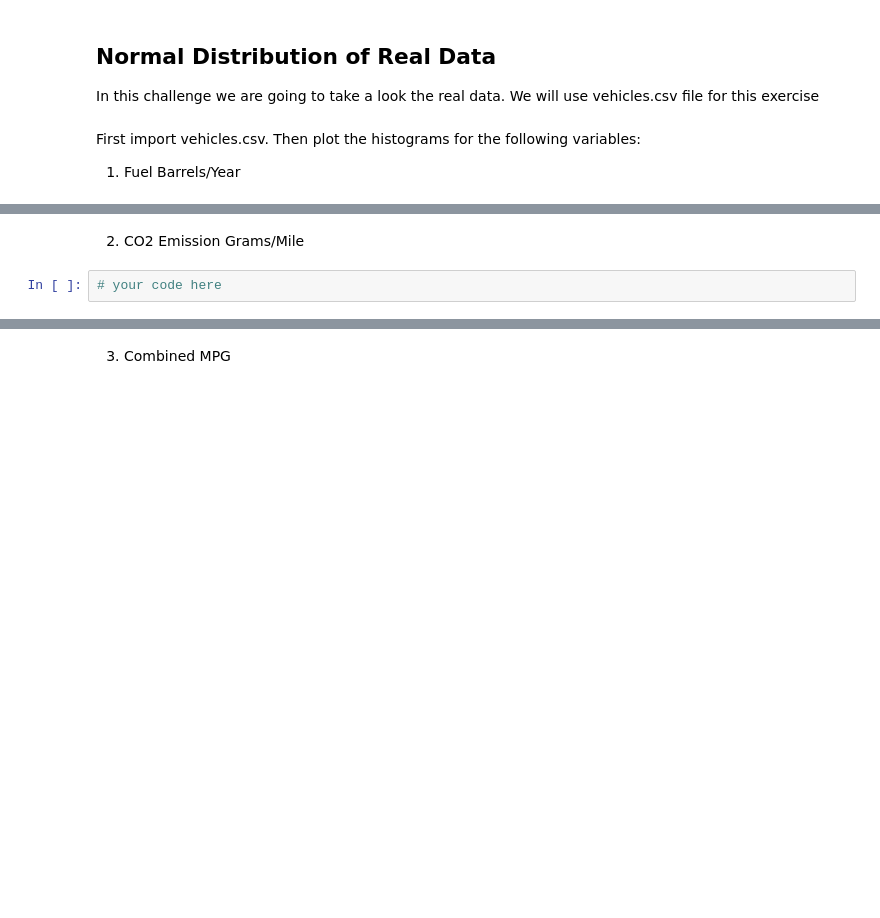
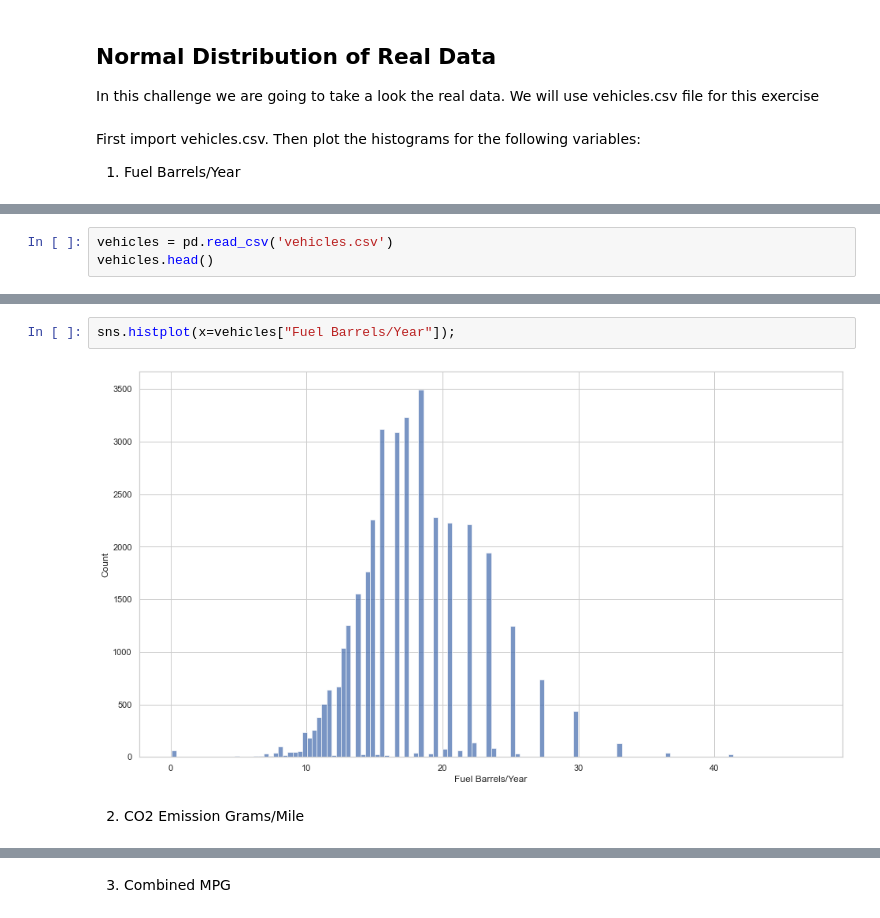
Before and after one commit to Ironhack-data-bcn-january-2023/lab-continuous-probability-distributions, a Jupyter notebook: your-code/main.ipynb, the cells around one changed output, grey strips where cells are left out. Saved outputs shown, nothing was run; the diff lists cells and outputs as text; blank space fills up the shorter version.

```diff
--- a/your-code/main.ipynb
+++ b/your-code/main.ipynb
@@ -239,0 +239,3 @@ Then plot the histograms for the following variables:
+# %%
+vehicles = pd.read_csv('vehicles.csv')
+vehicles.head()
@@ -240,4 +249,6 @@ Then plot the histograms for the following variables:
+# %%
+sns.histplot(x=vehicles["Fuel Barrels/Year"]);
+# %% [output]
+[figure, added]
 # %% [markdown]
 2. CO2 Emission Grams/Mile
-# %%
-# your code here
```
Also changed, not shown: parts of 8 cells of this notebook.
